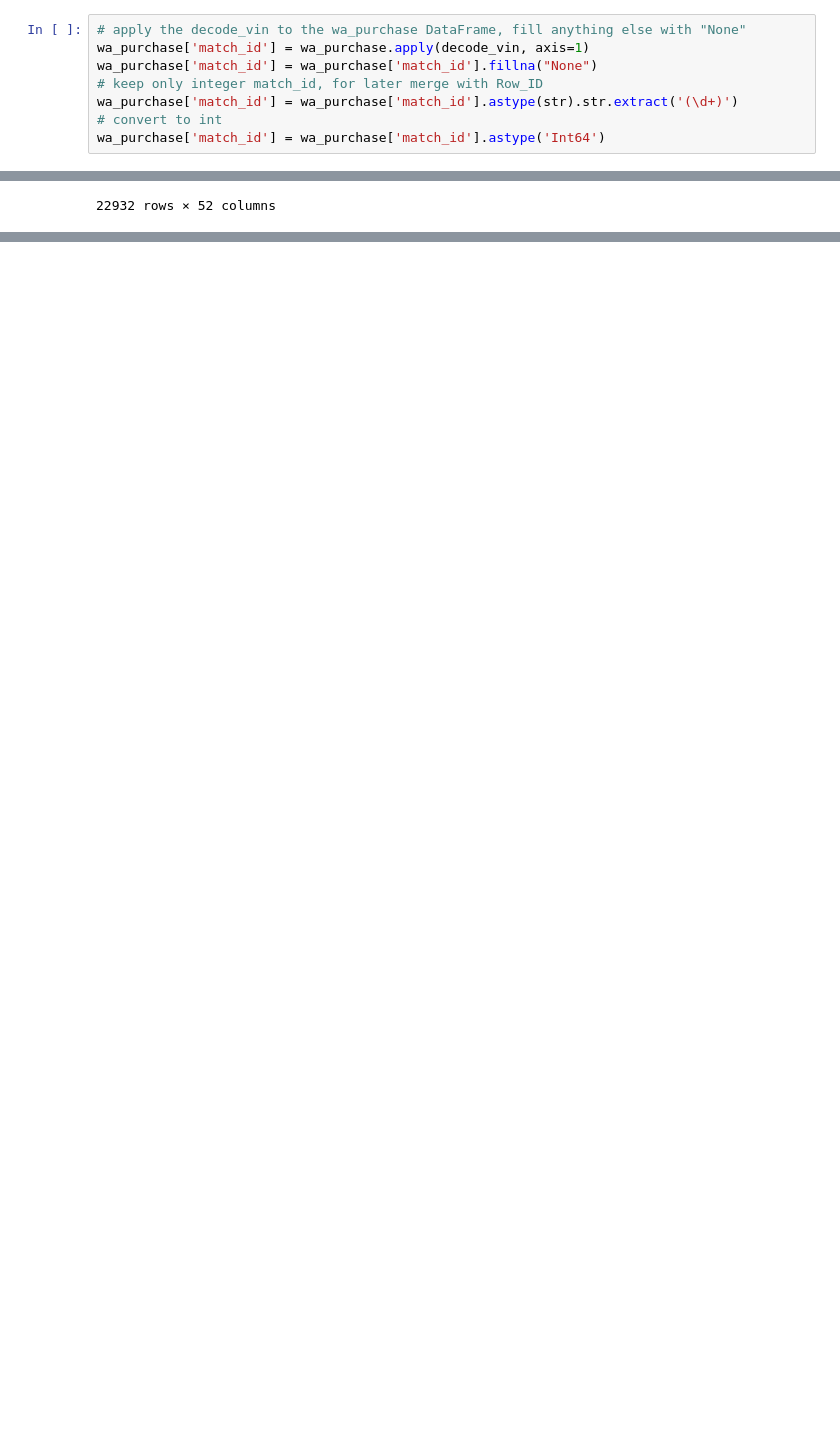
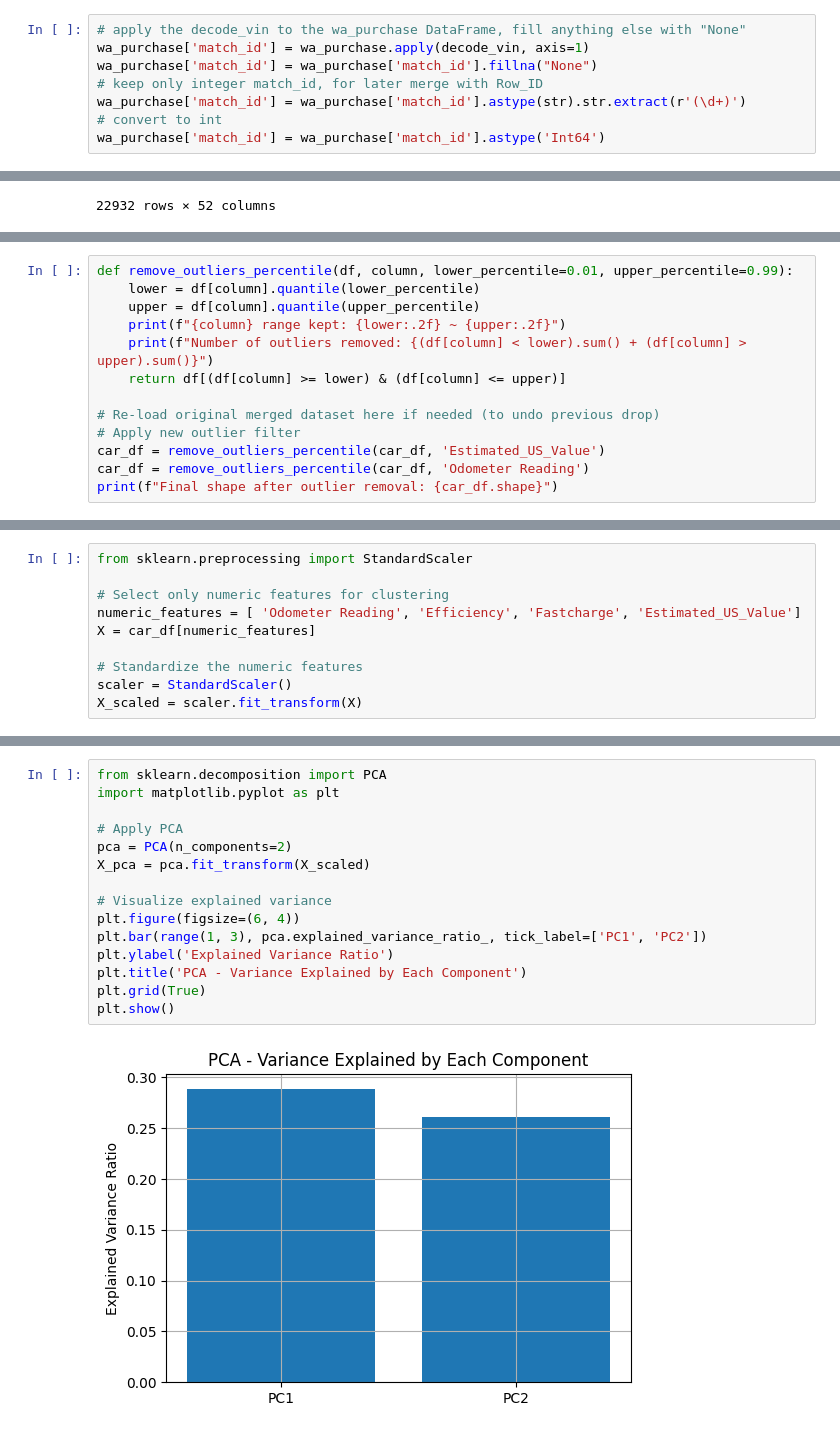
Before and after one commit to zezhenwang/si618-ev-project, a Jupyter notebook: Part_III.ipynb, the cells around one changed output, grey strips where cells are left out. Saved outputs shown, nothing was run; the diff lists cells and outputs as text; blank space fills up the shorter version.

Commit message:
Updated Project 3
Added more preprocessing steps and updated machine learning part.

```diff
--- a/Part_III.ipynb
+++ b/Part_III.ipynb
@@ -228,7 +240,7 @@ wa_purchase = pd.read_csv('EV_POP_2024_BAT.csv')
 wa_purchase['match_id'] = wa_purchase.apply(decode_vin, axis=1)
 wa_purchase['match_id'] = wa_purchase['match_id'].fillna("None")
 # keep only integer match_id, for later merge with Row_ID
-wa_purchase['match_id'] = wa_purchase['match_id'].astype(str).str.extract('(\d+)')
+wa_purchase['match_id'] = wa_purchase['match_id'].astype(str).str.extract(r'(\d+)')
 # convert to int
 wa_purchase['match_id'] = wa_purchase['match_id'].astype('Int64')
 # %%
@@ -251,0 +341,13 @@ car_df
+# %%
+def remove_outliers_percentile(df, column, lower_percentile=0.01, upper_percentile=0.99):
+    lower = df[column].quantile(lower_percentile)
+    upper = df[column].quantile(upper_percentile)
+    print(f"{column} range kept: {lower:.2f} ~ {upper:.2f}")
+    print(f"Number of outliers removed: {(df[column] < lower).sum() + (df[column] > upper).sum()}")
+    return df[(df[column] >= lower) & (df[column] <= upper)]
+
+# Re-load original merged dataset here if needed (to undo previous drop)
+# Apply new outlier filter
+car_df = remove_outliers_percentile(car_df, 'Estimated_US_Value')
+car_df = remove_outliers_percentile(car_df, 'Odometer Reading')
+print(f"Final shape after outlier removal: {car_df.shape}")
@@ -251,0 +366,10 @@ car_df
+# %%
+from sklearn.preprocessing import StandardScaler
+
+# Select only numeric features for clustering
+numeric_features = [ 'Odometer Reading', 'Efficiency', 'Fastcharge', 'Estimated_US_Value']
+X = car_df[numeric_features]
+
+# Standardize the numeric features
+scaler = StandardScaler()
+X_scaled = scaler.fit_transform(X)
@@ -251,0 +381,17 @@ car_df
+# %%
+from sklearn.decomposition import PCA
+import matplotlib.pyplot as plt
+
+# Apply PCA
+pca = PCA(n_components=2)
+X_pca = pca.fit_transform(X_scaled)
+
+# Visualize explained variance
+plt.figure(figsize=(6, 4))
+plt.bar(range(1, 3), pca.explained_variance_ratio_, tick_label=['PC1', 'PC2'])
+plt.ylabel('Explained Variance Ratio')
+plt.title('PCA - Variance Explained by Each Component')
+plt.grid(True)
+plt.show()
+# %% [output]
+[figure, added]
```
Also changed, not shown: parts of 19 cells of this notebook.
